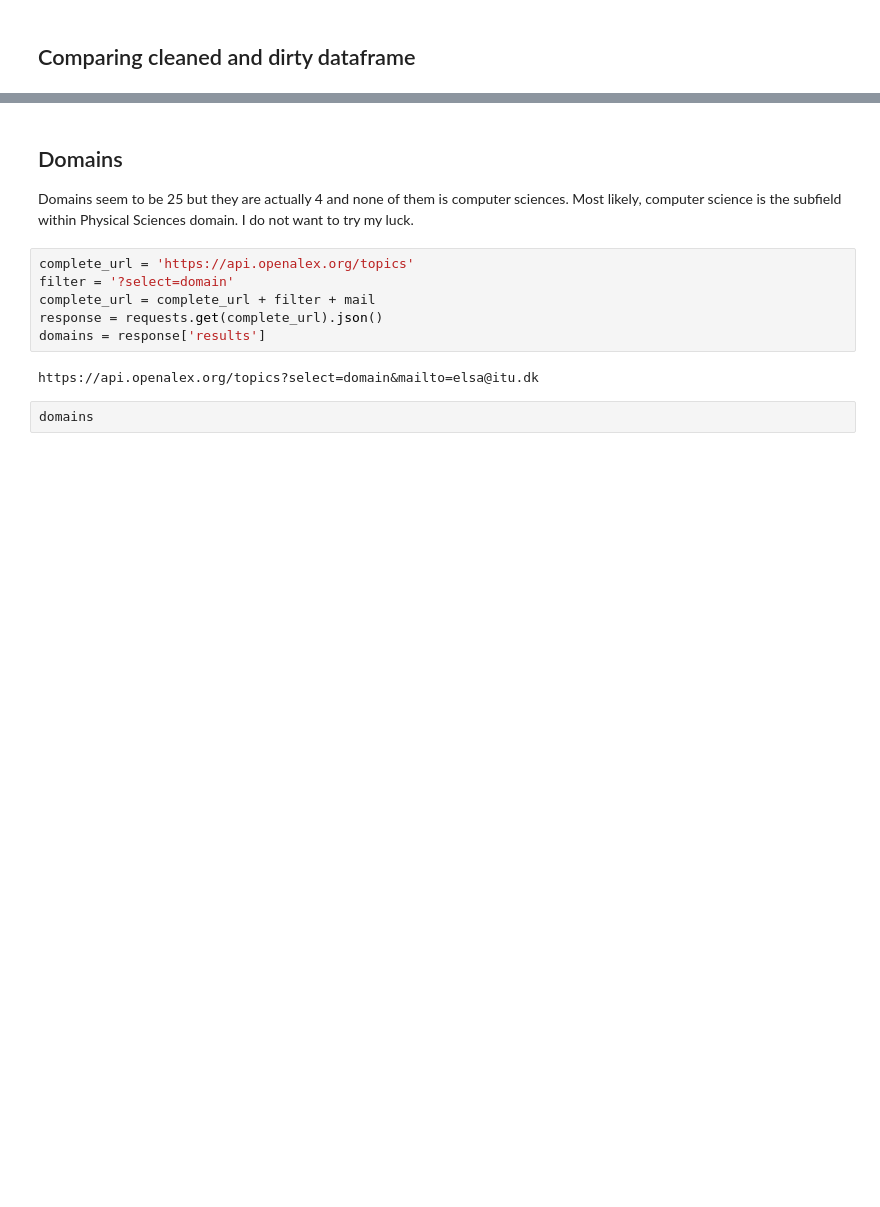
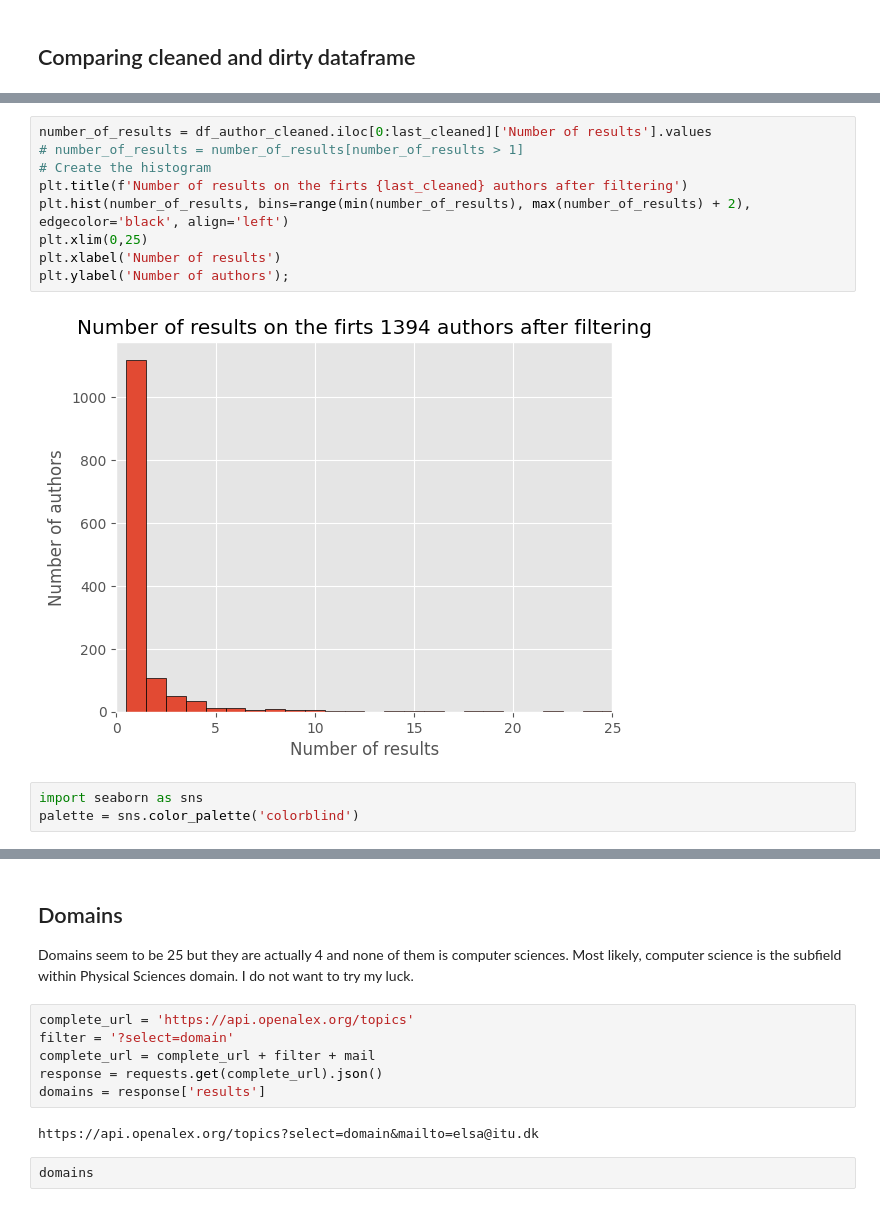
Before and after one commit to mariespedersen/Thesis_github, a Jupyter notebook: Get_citation_info.ipynb, the cells around one changed output, grey strips where cells are left out. Cells and saved outputs as stored; diff of their text form; blank space fills up the shorter version.

```diff
--- a/Get_citation_info.ipynb
+++ b/Get_citation_info.ipynb
@@ -195,0 +171,14 @@ NameError: name 'chunk_size' is not defined
+# %%
+number_of_results = df_author_cleaned.iloc[0:last_cleaned]['Number of results'].values
+# number_of_results = number_of_results[number_of_results > 1]
+# Create the histogram
+plt.title(f'Number of results on the firts {last_cleaned} authors after filtering')
+plt.hist(number_of_results, bins=range(min(number_of_results), max(number_of_results) + 2), edgecolor='black', align='left')
+plt.xlim(0,25)
+plt.xlabel('Number of results')
+plt.ylabel('Number of authors');
+# %% [output]
+[figure, added]
+# %%
+import seaborn as sns
+palette = sns.color_palette('colorblind')
```
Also changed, not shown: parts of 34 cells of this notebook, 5 other files.
